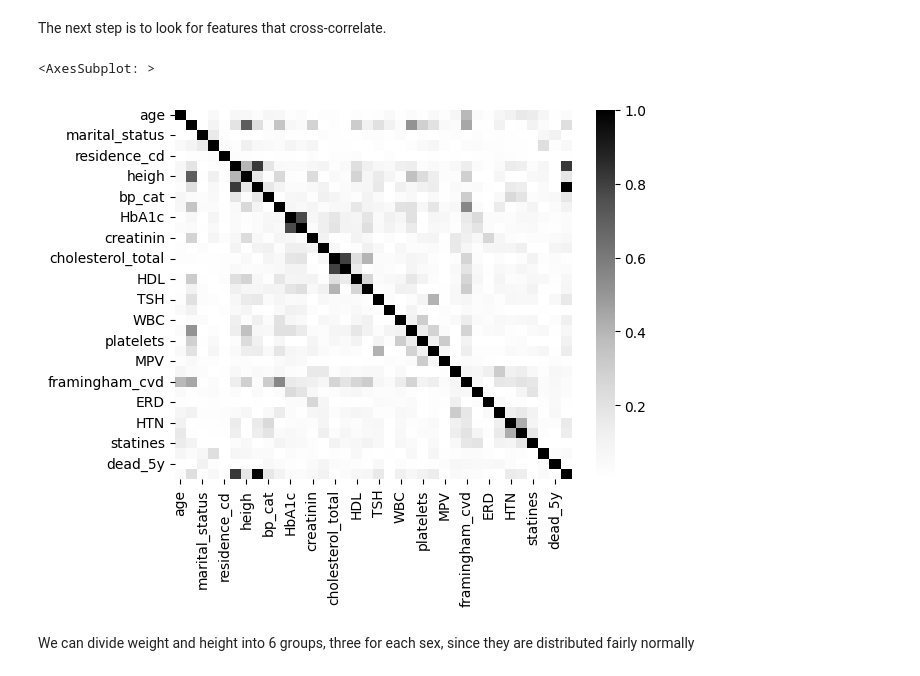
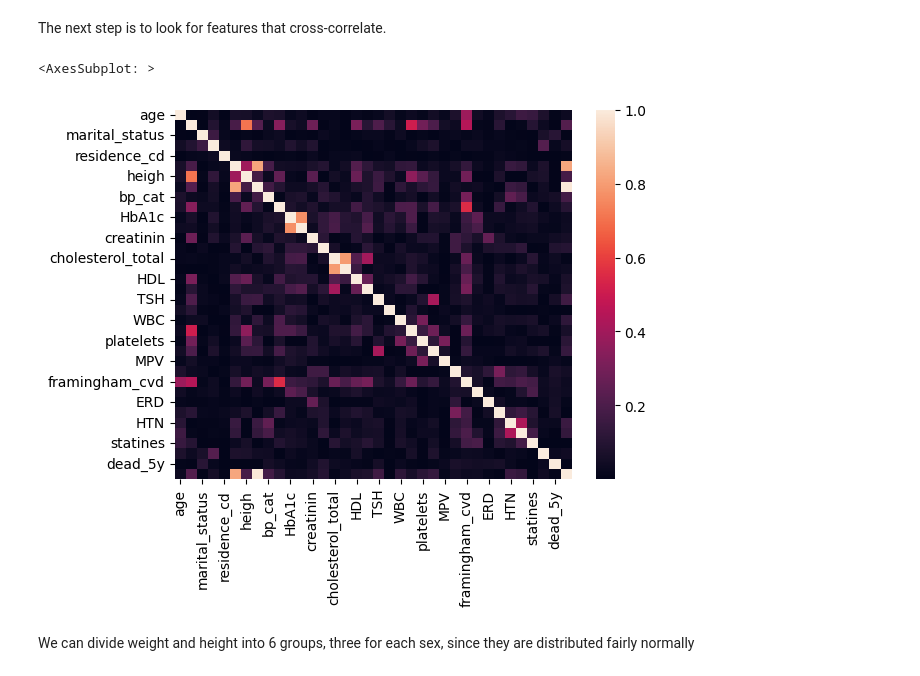
Before and after one commit to TalRos99/Medical-Data, a Jupyter notebook: MedicalData.ipynb, the cells around one changed output. Cells and saved outputs as stored; diff of their text form; code cells hidden in the pictures.

```diff
--- a/MedicalData.ipynb
+++ b/MedicalData.ipynb
@@ -434,10 +447,10 @@ data["albumin"] = pd.qcut(data['albumin'], 4, labels=range(4))
 # %% [markdown]
 The next step is to look for features that cross-correlate.
 # %%
-sns.heatmap(data.corr().abs(), cmap='Greys')
+sns.heatmap(data.corr().abs())
 # %% [output]
 <AxesSubplot: >
-[figure, old version]
+[figure, new version]
 # %% [markdown]
 We can divide weight and height into 6 groups, three for each sex, since they are distributed fairly normally
 # %%
```
Also changed, not shown: parts of 2 cells of this notebook.
